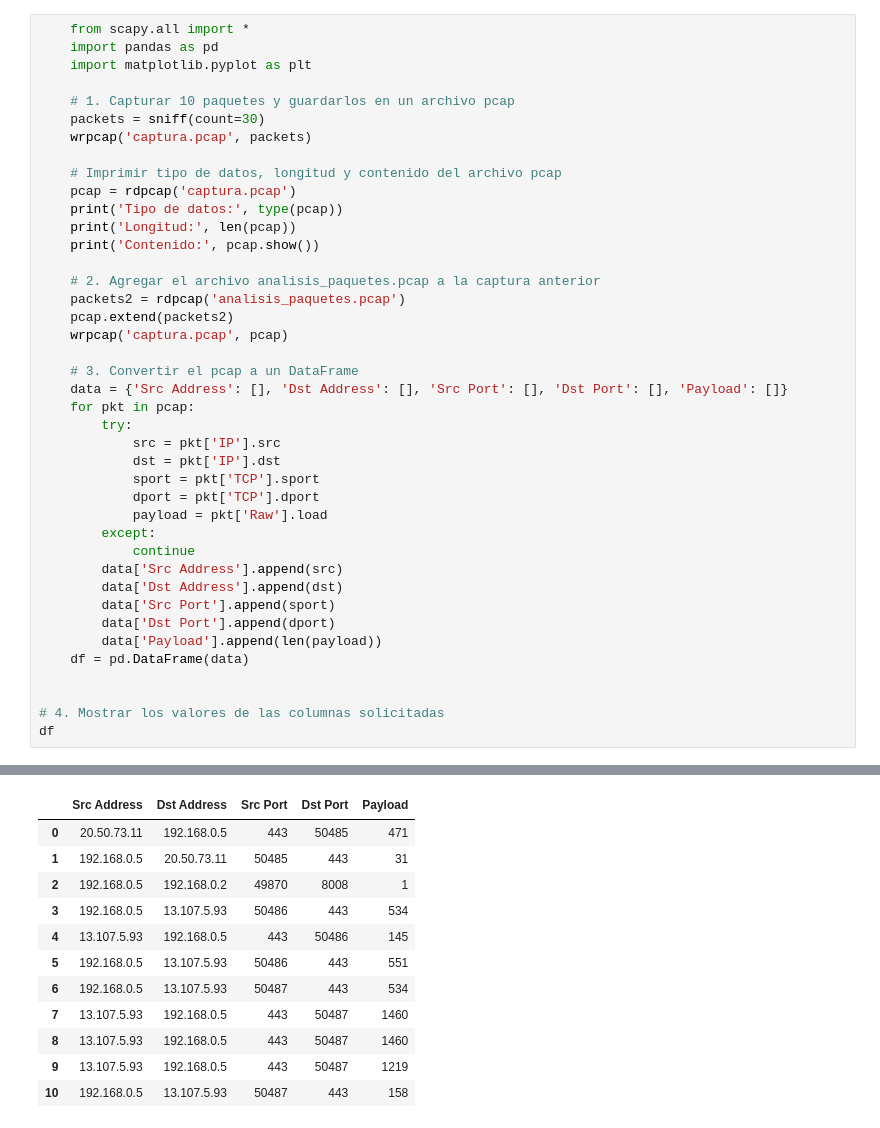
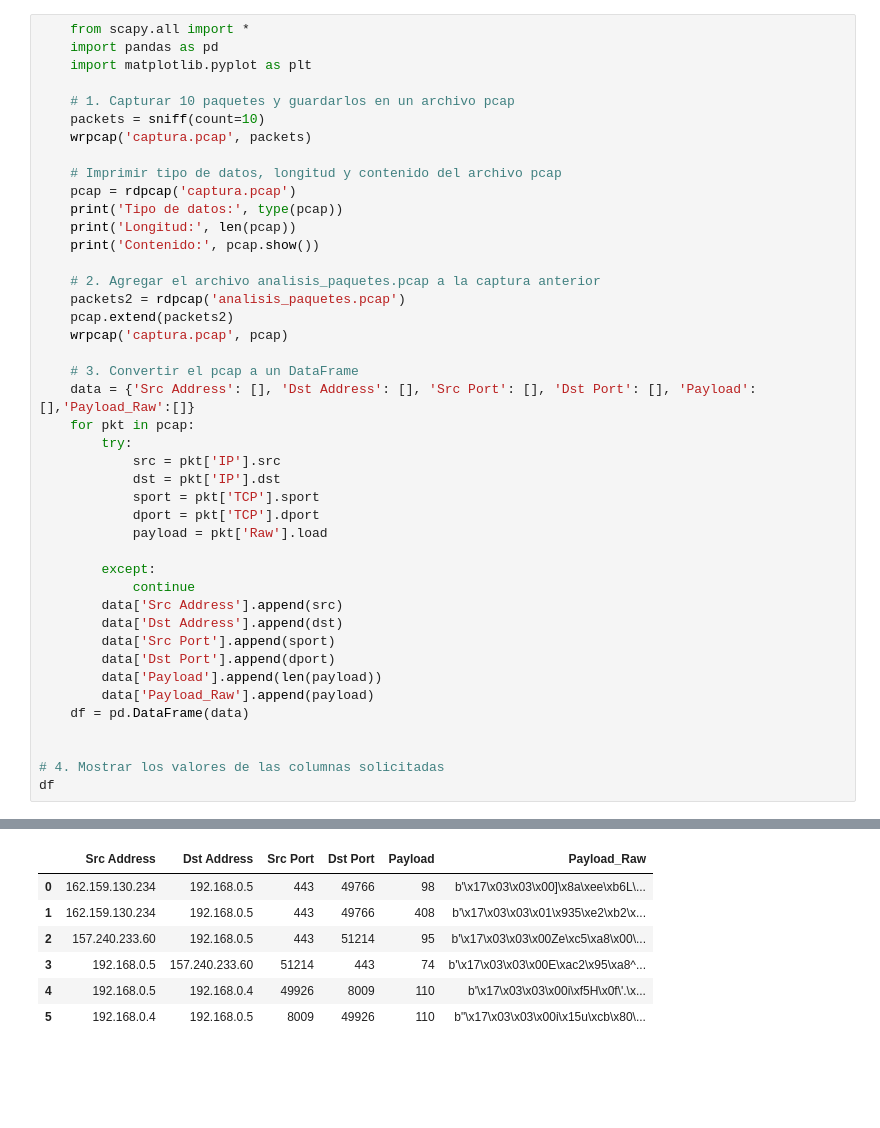
Before and after one commit to ReneVentura/lab-5-SDS, a Jupyter notebook: lab5.ipynb, the cells around one changed output, grey strips where cells are left out. Drawn from its saved outputs; the diff is of its cells as text; blank space fills up the shorter version.

```diff
--- a/lab5.ipynb
+++ b/lab5.ipynb
@@ -4,7 +4,7 @@
     import matplotlib.pyplot as plt
 
     # 1. Capturar 10 paquetes y guardarlos en un archivo pcap
-    packets = sniff(count=30)
+    packets = sniff(count=10)
     wrpcap('captura.pcap', packets)
 
     # Imprimir tipo de datos, longitud y contenido del archivo pcap
@@ -19,7 +19,7 @@
     wrpcap('captura.pcap', pcap)
 
     # 3. Convertir el pcap a un DataFrame
-    data = {'Src Address': [], 'Dst Address': [], 'Src Port': [], 'Dst Port': [], 'Payload': []}
+    data = {'Src Address': [], 'Dst Address': [], 'Src Port': [], 'Dst Port': [], 'Payload': [],'Payload_Raw':[]}
     for pkt in pcap:
         try:
             src = pkt['IP'].src
@@ -27,6 +27,7 @@
             sport = pkt['TCP'].sport
             dport = pkt['TCP'].dport
             payload = pkt['Raw'].load
+
         except:
             continue
         data['Src Address'].append(src)
@@ -34,6 +35,7 @@
         data['Src Port'].append(sport)
         data['Dst Port'].append(dport)
         data['Payload'].append(len(payload))
+        data['Payload_Raw'].append(payload)
     df = pd.DataFrame(data)
 
 
@@ -60,15 +59,10 @@ Contenido: None
-|  | Src Address | Dst Address | Src Port | Dst Port | Payload |
-| 0 | 20.50.73.11 | 192.168.0.5 | 443 | 50485 | 471 |
-| 1 | 192.168.0.5 | 20.50.73.11 | 50485 | 443 | 31 |
-| 2 | 192.168.0.5 | 192.168.0.2 | 49870 | 8008 | 1 |
-| 3 | 192.168.0.5 | 13.107.5.93 | 50486 | 443 | 534 |
-| 4 | 13.107.5.93 | 192.168.0.5 | 443 | 50486 | 145 |
-| 5 | 192.168.0.5 | 13.107.5.93 | 50486 | 443 | 551 |
-| 6 | 192.168.0.5 | 13.107.5.93 | 50487 | 443 | 534 |
-| 7 | 13.107.5.93 | 192.168.0.5 | 443 | 50487 | 1460 |
-| 8 | 13.107.5.93 | 192.168.0.5 | 443 | 50487 | 1460 |
-| 9 | 13.107.5.93 | 192.168.0.5 | 443 | 50487 | 1219 |
-| 10 | 192.168.0.5 | 13.107.5.93 | 50487 | 443 | 158 |
+|  | Src Address | Dst Address | Src Port | Dst Port | Payload | Payload_Raw |
+| 0 | 162.159.130.234 | 192.168.0.5 | 443 | 49766 | 98 | b'\x17\x03\x03\x00]\x8a\xee\xb6L\... |
+| 1 | 162.159.130.234 | 192.168.0.5 | 443 | 49766 | 408 | b'\x17\x03\x03\x01\x935\xe2\xb2\x... |
+| 2 | 157.240.233.60 | 192.168.0.5 | 443 | 51214 | 95 | b'\x17\x03\x03\x00Ze\xc5\xa8\x00\... |
+| 3 | 192.168.0.5 | 157.240.233.60 | 51214 | 443 | 74 | b'\x17\x03\x03\x00E\xac2\x95\xa8^... |
+| 4 | 192.168.0.5 | 192.168.0.4 | 49926 | 8009 | 110 | b'\x17\x03\x03\x00i\xf5H\x0f\'.\x... |
+| 5 | 192.168.0.4 | 192.168.0.5 | 8009 | 49926 | 110 | b"\x17\x03\x03\x00i\x15u\xcb\x80\... |
 # %%
 # 5. Estadísticas
 print('IP origen más frecuente:', df['Src Address'].mode()[0])
```
Also changed, not shown: parts of 9 cells of this notebook, 6 other files.
